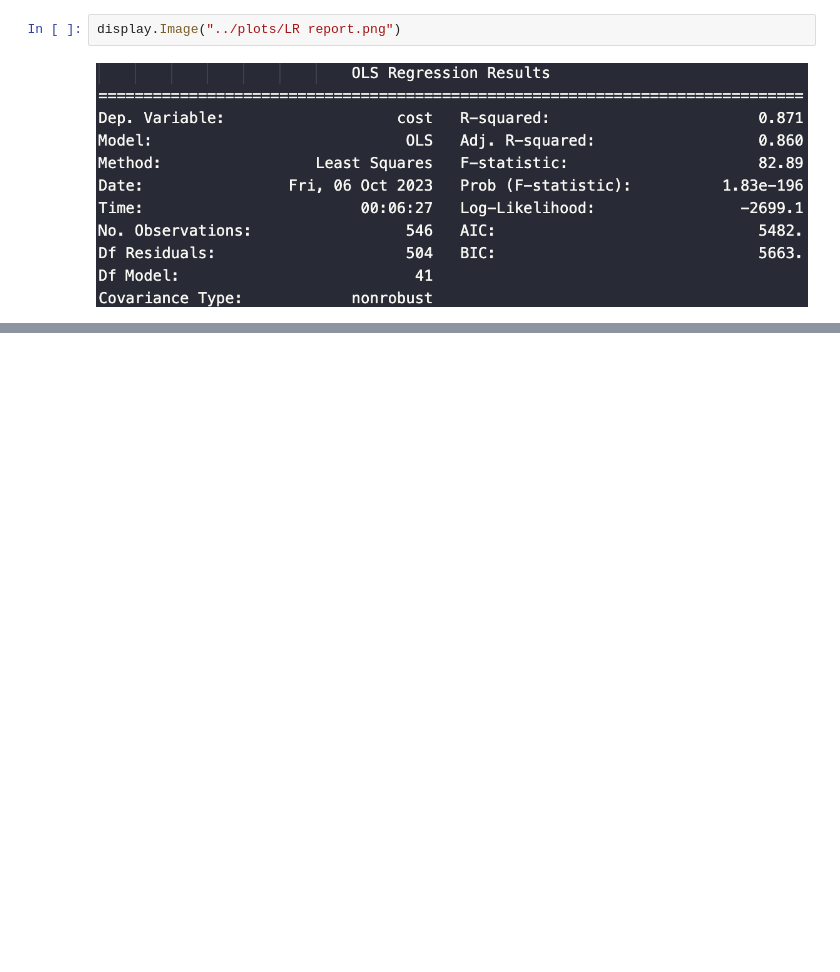
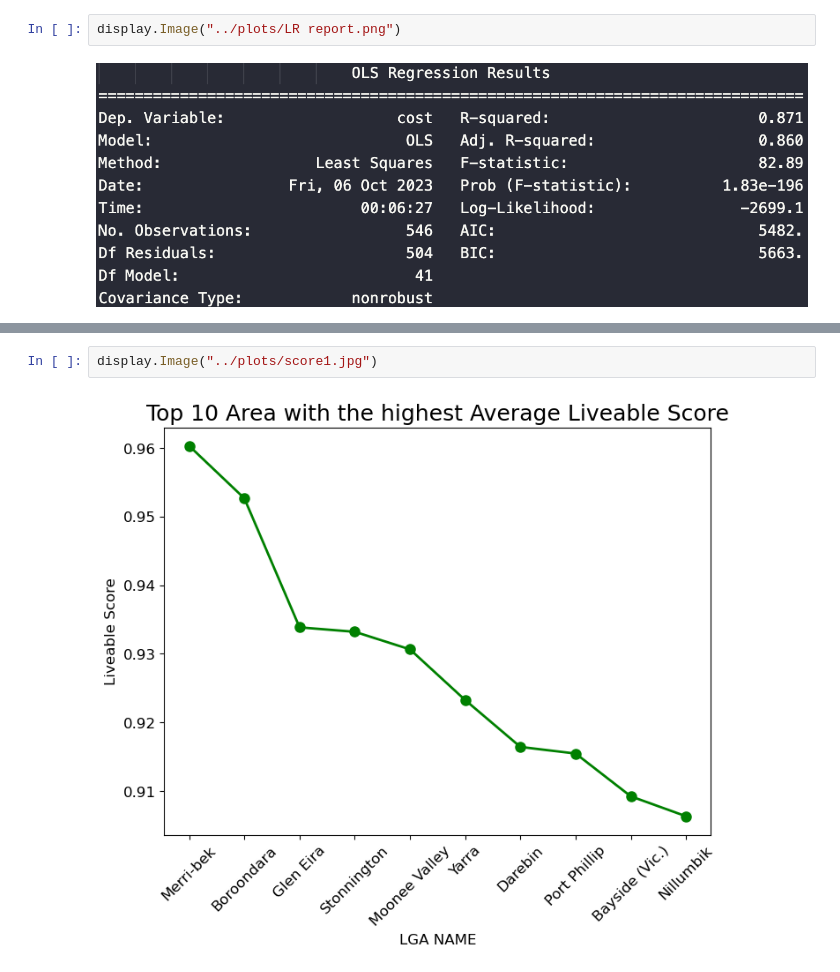
Before and after one commit to HenrikHao/real-estate-industry-project, a Jupyter notebook: notebooks/summary.ipynb, the cells around one changed output, grey strips where cells are left out. Cells and saved outputs as stored; diff of their text form; blank space fills up the shorter version.

```diff
--- a/notebooks/summary.ipynb
+++ b/notebooks/summary.ipynb
@@ -93,0 +103,4 @@ We engineered a new feature called cirminal rate derived by Offence Count/Popula
+# %%
+display.Image("../plots/score1.jpg")
+# %% [output]
+[figure, added]
```
Also changed, not shown: parts of 2 cells of this notebook, 2 other files.
